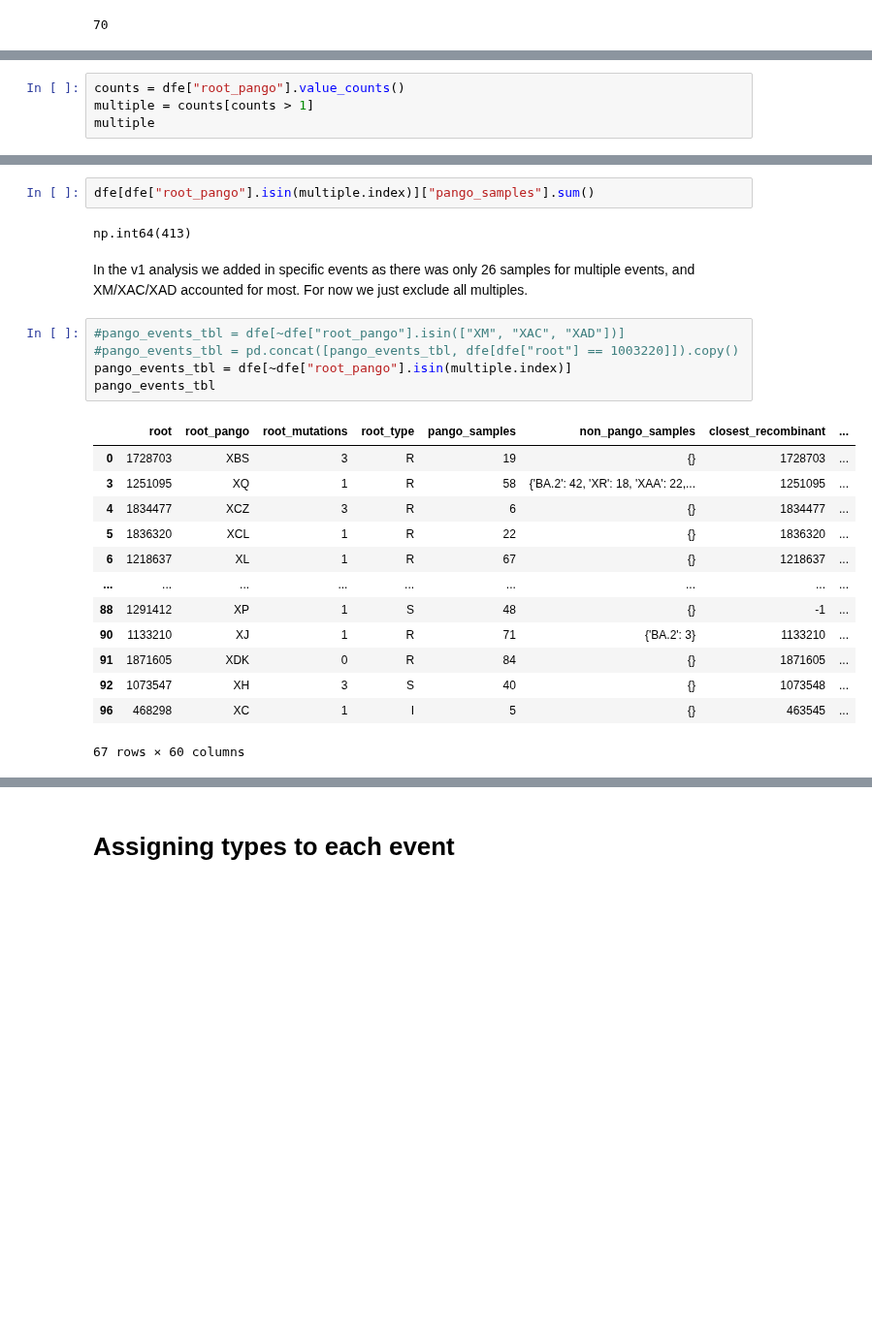
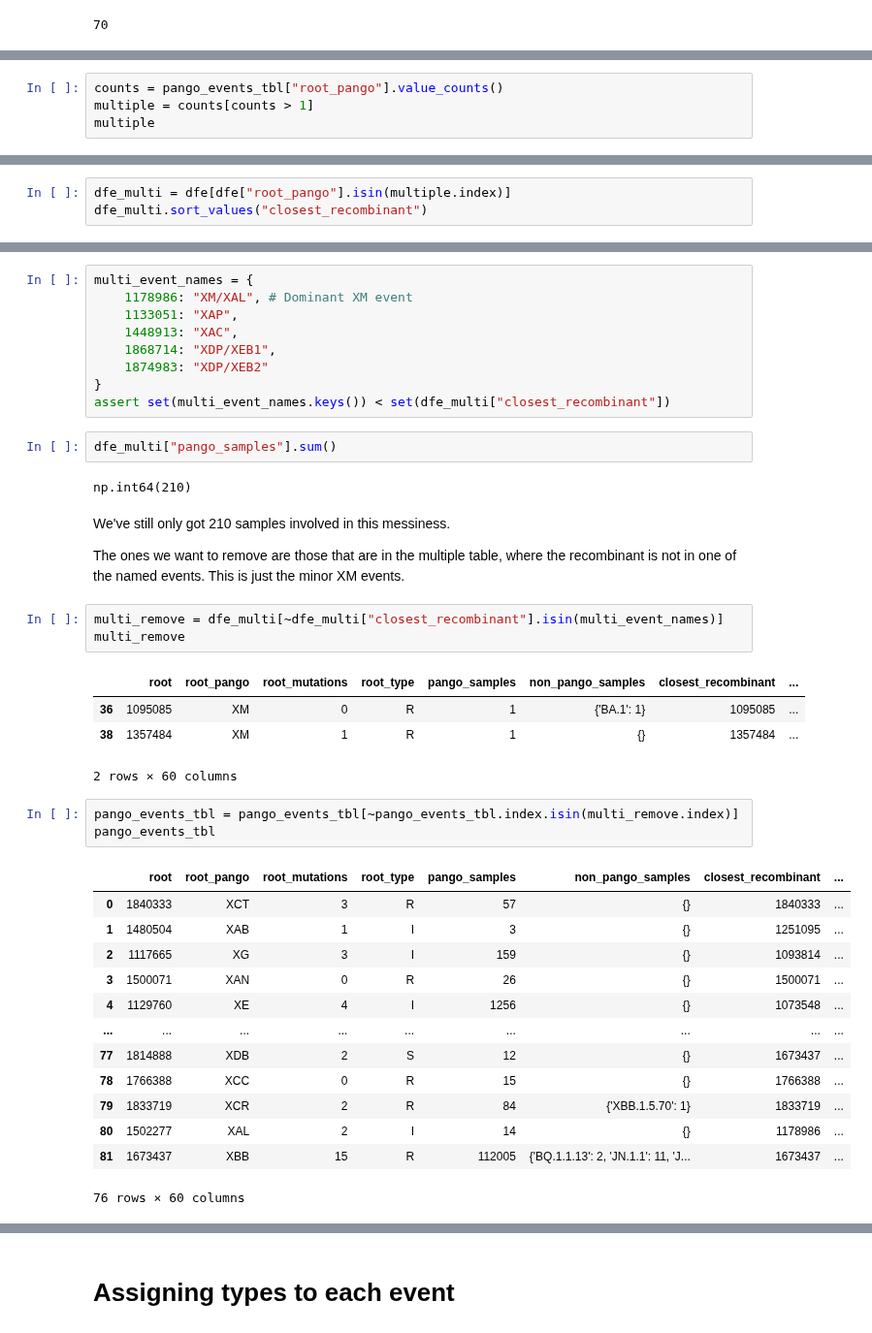
Before and after one commit to jeromekelleher/sc2ts-paper, a Jupyter notebook: notebooks/tab_pango_x_events.ipynb, the cells around one changed output, grey strips where cells are left out. Shown at 97% size. Saved outputs shown, nothing was run; the diff lists cells and outputs as text; blank space fills up the shorter version.

```diff
--- a/notebooks/tab_pango_x_events.ipynb
+++ b/notebooks/tab_pango_x_events.ipynb
@@ -138,5 +221,5 @@ Exclude events which are non single origin for the given pango lineage. These wi
 # %%
-counts = dfe["root_pango"].value_counts()
+counts = pango_events_tbl["root_pango"].value_counts()
 multiple = counts[counts > 1]
 multiple
 # %% [output]
@@ -175,0 +233,3 @@ dfe[dfe["root_pango"].isin(multiple.index)]
+# %%
+dfe_multi = dfe[dfe["root_pango"].isin(multiple.index)]
+dfe_multi.sort_values("closest_recombinant")
@@ -176,25 +252,42 @@ dfe[dfe["root_pango"].isin(multiple.index)]
+# %%
+multi_event_names = {
+    1178986: "XM/XAL", # Dominant XM event
+    1133051: "XAP",
+    1448913: "XAC",
+    1868714: "XDP/XEB1",
+    1874983: "XDP/XEB2"
+}
+assert set(multi_event_names.keys()) < set(dfe_multi["closest_recombinant"])
 # %%
-dfe[dfe["root_pango"].isin(multiple.index)]["pango_samples"].sum()
+dfe_multi["pango_samples"].sum()
 # %% [output]
-np.int64(413)
+np.int64(210)
 # %% [markdown]
-In the v1 analysis we added in specific events as there was only 26 samples for multiple events, and XM/XAC/XAD accounted for most. For now we just exclude all multiples.
+We've still only got 210 samples involved in this messiness.
+
+The ones we want to remove are those that are in the multiple table, where the recombinant is not in one of the named events. This is just the minor XM events.
+# %%
+multi_remove = dfe_multi[~dfe_multi["closest_recombinant"].isin(multi_event_names)]
+multi_remove
+# %% [output]
+|  | root | root_pango | root_mutations | root_type | pango_samples | non_pango_samples | closest_recombinant | ... |
+| 36 | 1095085 | XM | 0 | R | 1 | {'BA.1': 1} | 1095085 | ... |
+| 38 | 1357484 | XM | 1 | R | 1 | {} | 1357484 | ... |
+2 rows × 60 columns
 # %%
-#pango_events_tbl = dfe[~dfe["root_pango"].isin(["XM", "XAC", "XAD"])]
-#pango_events_tbl = pd.concat([pango_events_tbl, dfe[dfe["root"] == 1003220]]).copy()
-pango_events_tbl = dfe[~dfe["root_pango"].isin(multiple.index)]
+pango_events_tbl = pango_events_tbl[~pango_events_tbl.index.isin(multi_remove.index)]
 pango_events_tbl
 # %% [output]
 |  | root | root_pango | root_mutations | root_type | pango_samples | non_pango_samples | closest_recombinant | ... |
-| 0 | 1728703 | XBS | 3 | R | 19 | {} | 1728703 | ... |
-| 3 | 1251095 | XQ | 1 | R | 58 | {'BA.2': 42, 'XR': 18, 'XAA': 22,... | 1251095 | ... |
-| 4 | 1834477 | XCZ | 3 | R | 6 | {} | 1834477 | ... |
-| 5 | 1836320 | XCL | 1 | R | 22 | {} | 1836320 | ... |
-| 6 | 1218637 | XL | 1 | R | 67 | {} | 1218637 | ... |
+| 0 | 1840333 | XCT | 3 | R | 57 | {} | 1840333 | ... |
+| 1 | 1480504 | XAB | 1 | I | 3 | {} | 1251095 | ... |
+| 2 | 1117665 | XG | 3 | I | 159 | {} | 1093814 | ... |
+| 3 | 1500071 | XAN | 0 | R | 26 | {} | 1500071 | ... |
+| 4 | 1129760 | XE | 4 | I | 1256 | {} | 1073548 | ... |
 | ... | ... | ... | ... | ... | ... | ... | ... | ... |
-| 88 | 1291412 | XP | 1 | S | 48 | {} | -1 | ... |
-| 90 | 1133210 | XJ | 1 | R | 71 | {'BA.2': 3} | 1133210 | ... |
-| 91 | 1871605 | XDK | 0 | R | 84 | {} | 1871605 | ... |
-| 92 | 1073547 | XH | 3 | S | 40 | {} | 1073548 | ... |
-| 96 | 468298 | XC | 1 | I | 5 | {} | 463545 | ... |
+| 77 | 1814888 | XDB | 2 | S | 12 | {} | 1673437 | ... |
+| 78 | 1766388 | XCC | 0 | R | 15 | {} | 1766388 | ... |
+| 79 | 1833719 | XCR | 2 | R | 84 | {'XBB.1.5.70': 1} | 1833719 | ... |
+| 80 | 1502277 | XAL | 2 | I | 14 | {} | 1178986 | ... |
+| 81 | 1673437 | XBB | 15 | R | 112005 | {'BQ.1.1.13': 2, 'JN.1.1': 11, 'J... | 1673437 | ... |
-67 rows × 60 columns
+76 rows × 60 columns
```
Also changed, not shown: parts of 93 cells of this notebook, 1 other file.
